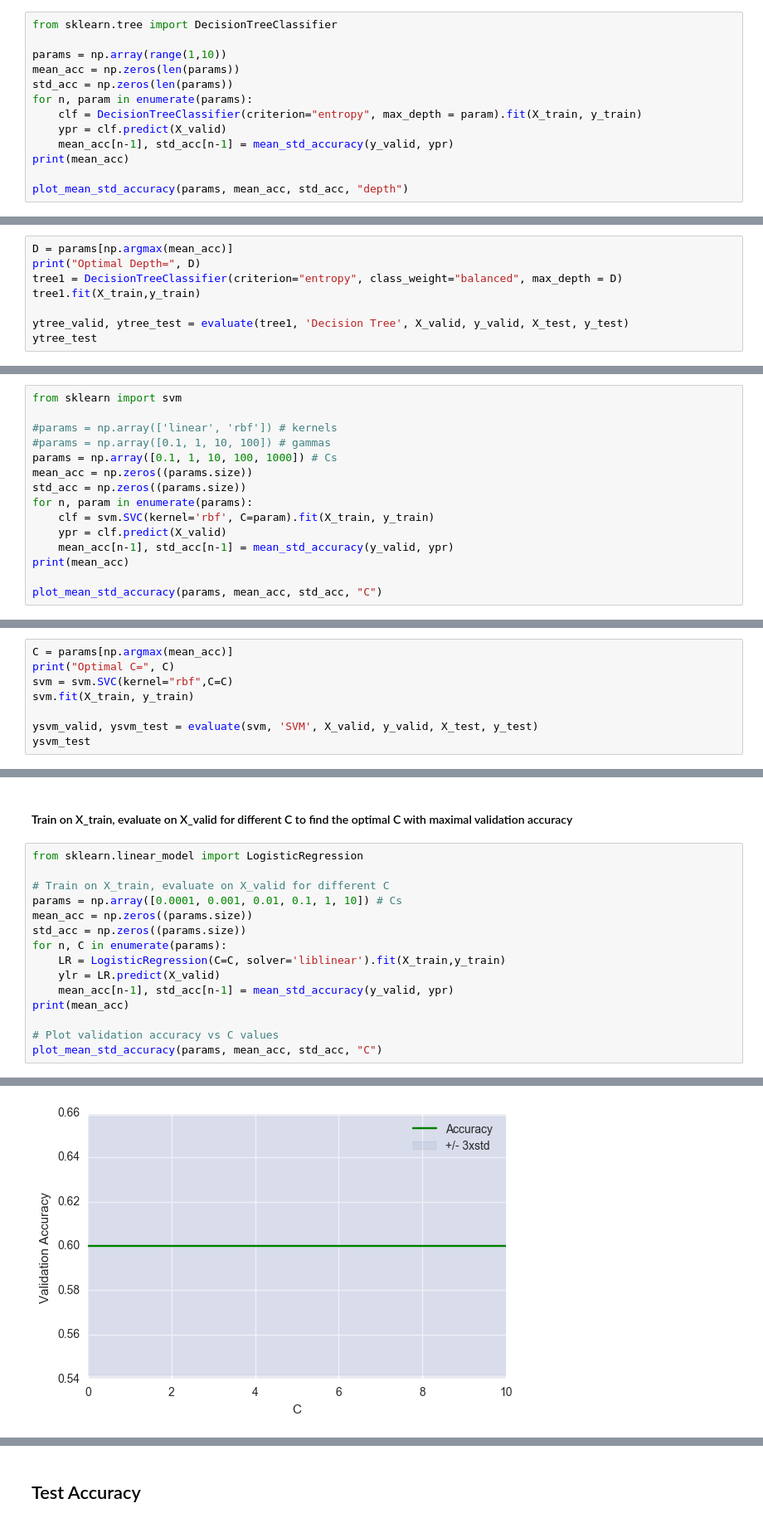
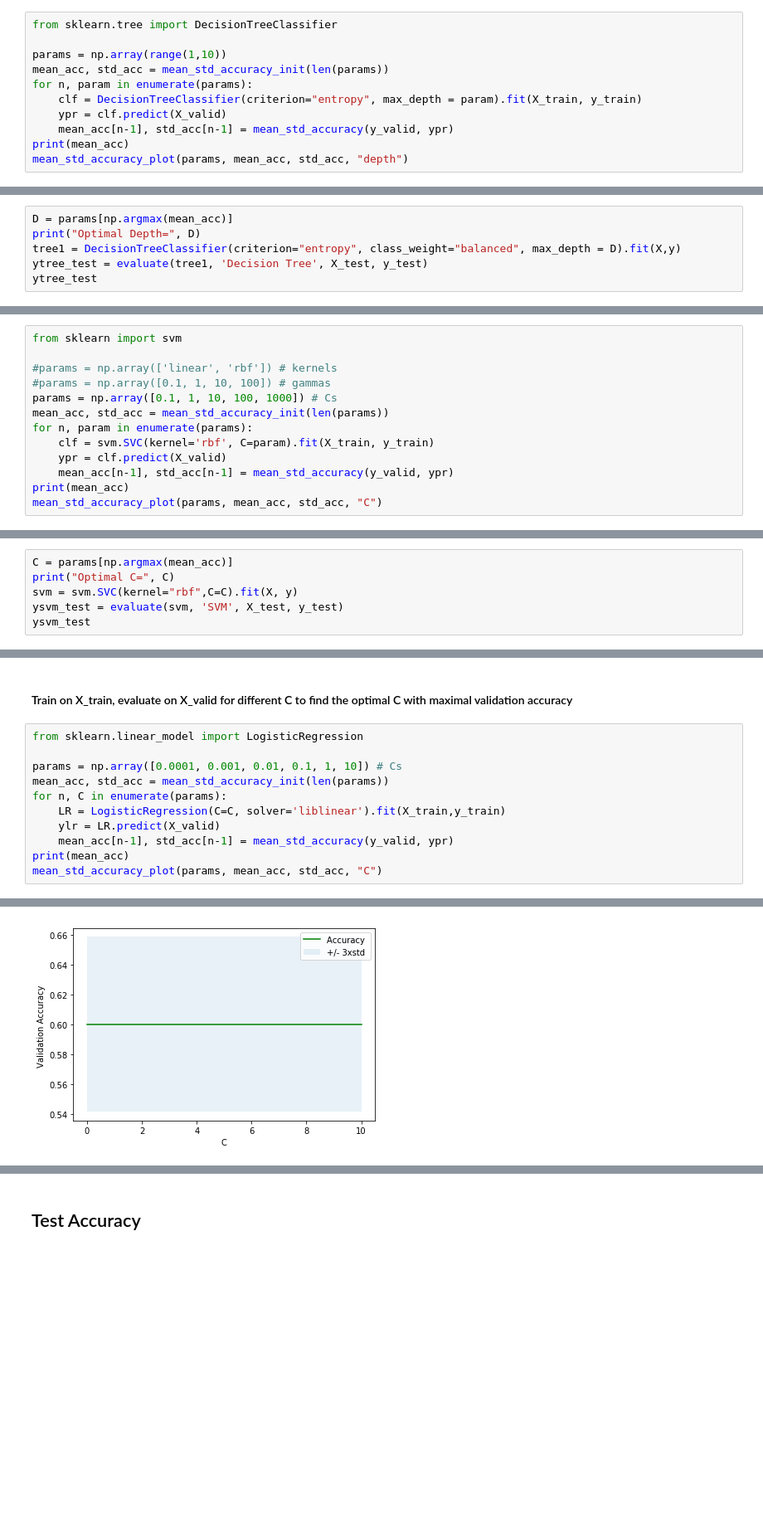
Before and after one commit to nelyfedorova/Machine-Learning-with-Python, a Jupyter notebook: ML0101EN-Proj-Loan-py-v1_Nelli.ipynb, the cells around one changed output, grey strips where cells are left out. Shown at 83% size. Cells and saved outputs as stored; diff of their text form; blank space fills up the shorter version.

```diff
--- a/ML0101EN-Proj-Loan-py-v1_Nelli.ipynb
+++ b/ML0101EN-Proj-Loan-py-v1_Nelli.ipynb
@@ -565,13 +586,11 @@ array(['PAIDOFF', 'PAIDOFF', 'PAIDOFF', 'PAIDOFF', 'COLLECTION',
 from sklearn.tree import DecisionTreeClassifier
 
 params = np.array(range(1,10))
-mean_acc = np.zeros(len(params))
-std_acc = np.zeros(len(params))
+mean_acc, std_acc = mean_std_accuracy_init(len(params))
 for n, param in enumerate(params):
     clf = DecisionTreeClassifier(criterion="entropy", max_depth = param).fit(X_train, y_train)
     ypr = clf.predict(X_valid)
     mean_acc[n-1], std_acc[n-1] = mean_std_accuracy(y_valid, ypr)
 print(mean_acc)
-
-plot_mean_std_accuracy(params, mean_acc, std_acc, "depth")
+mean_std_accuracy_plot(params, mean_acc, std_acc, "depth")
 # %% [output]
@@ -580,10 +599,8 @@ plot_mean_std_accuracy(params, mean_acc, std_acc, "depth")
 # %%
 D = params[np.argmax(mean_acc)]
 print("Optimal Depth=", D)
-tree1 = DecisionTreeClassifier(criterion="entropy", class_weight="balanced", max_depth = D)
-tree1.fit(X_train,y_train)
-
-ytree_valid, ytree_test = evaluate(tree1, 'Decision Tree', X_valid, y_valid, X_test, y_test)
+tree1 = DecisionTreeClassifier(criterion="entropy", class_weight="balanced", max_depth = D).fit(X,y)
+ytree_test = evaluate(tree1, 'Decision Tree', X_test, y_test)
 ytree_test
 # %% [output]
 Optimal Depth= 1
@@ -630,13 +651,11 @@ from sklearn import svm
 #params = np.array(['linear', 'rbf']) # kernels
 #params = np.array([0.1, 1, 10, 100]) # gammas
 params = np.array([0.1, 1, 10, 100, 1000]) # Cs
-mean_acc = np.zeros((params.size))
-std_acc = np.zeros((params.size))
+mean_acc, std_acc = mean_std_accuracy_init(len(params))
 for n, param in enumerate(params):
     clf = svm.SVC(kernel='rbf', C=param).fit(X_train, y_train)
     ypr = clf.predict(X_valid)
     mean_acc[n-1], std_acc[n-1] = mean_std_accuracy(y_valid, ypr)
 print(mean_acc)
-
-plot_mean_std_accuracy(params, mean_acc, std_acc, "C")
+mean_std_accuracy_plot(params, mean_acc, std_acc, "C")
 # %% [output]
@@ -645,9 +664,7 @@ plot_mean_std_accuracy(params, mean_acc, std_acc, "C")
 # %%
 C = params[np.argmax(mean_acc)]
 print("Optimal C=", C)
-svm = svm.SVC(kernel="rbf",C=C)
-svm.fit(X_train, y_train)
-
-ysvm_valid, ysvm_test = evaluate(svm, 'SVM', X_valid, y_valid, X_test, y_test)
+svm = svm.SVC(kernel="rbf",C=C).fit(X, y)
+ysvm_test = evaluate(svm, 'SVM', X_test, y_test)
 ysvm_test
 # %% [output]
@@ -673,21 +691,17 @@ array(['PAIDOFF', 'PAIDOFF', 'PAIDOFF', 'PAIDOFF', 'COLLECTION',
 # %%
 from sklearn.linear_model import LogisticRegression
 
-# Train on X_train, evaluate on X_valid for different C
 params = np.array([0.0001, 0.001, 0.01, 0.1, 1, 10]) # Cs
-mean_acc = np.zeros((params.size))
-std_acc = np.zeros((params.size))
+mean_acc, std_acc = mean_std_accuracy_init(len(params))
 for n, C in enumerate(params):
     LR = LogisticRegression(C=C, solver='liblinear').fit(X_train,y_train)
     ylr = LR.predict(X_valid)
     mean_acc[n-1], std_acc[n-1] = mean_std_accuracy(y_valid, ypr)
 print(mean_acc)
-
-# Plot validation accuracy vs C values
-plot_mean_std_accuracy(params, mean_acc, std_acc, "C")
+mean_std_accuracy_plot(params, mean_acc, std_acc, "C")
 # %% [output]
 [0.6 0.6 0.6 0.6 0.6 0.6]
-[figure, old version]
+[figure, new version]
 # %%
 C = params[np.argmax(mean_acc)]
 print("Optimal C=", C)
```
Also changed, not shown: parts of 64 cells of this notebook.
